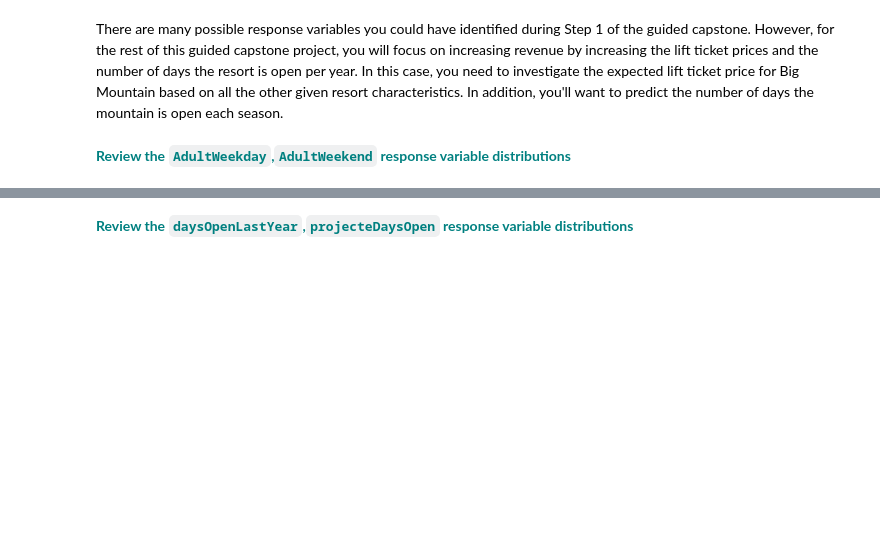
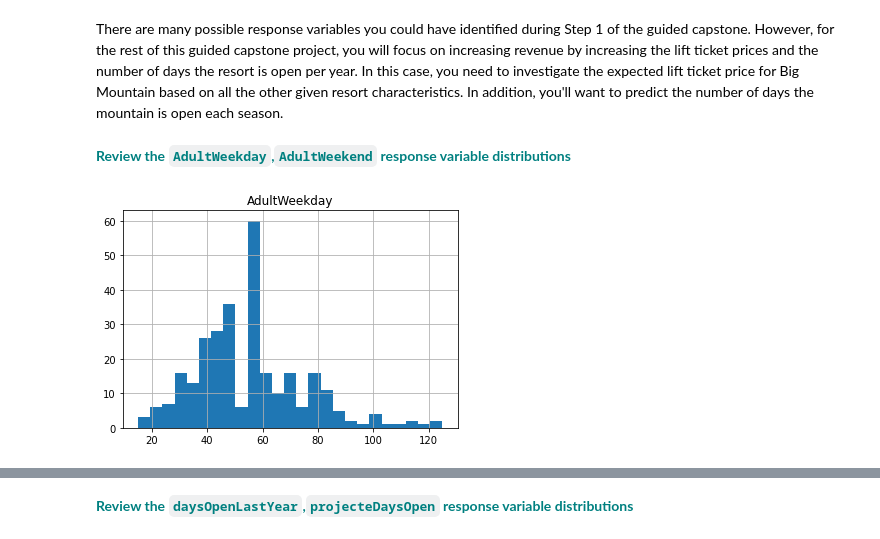
Before and after one commit to TAnarchy/EngineGroupApplication, a Jupyter notebook: GuidedCapstone_Step3.ipynb, the cells around one changed output, grey strips where cells are left out. Cells and saved outputs as stored; diff of their text form; code cells hidden in the pictures; blank space fills up the shorter version.

```diff
--- a/GuidedCapstone_Step3.ipynb
+++ b/GuidedCapstone_Step3.ipynb
@@ -196,3 +225,8 @@ One method for outlier analysis is extreme value analysis using a box
 There are many possible response variables you could have identified during Step 1 of the guided capstone. However, for the rest of this guided capstone project, you will focus on increasing revenue by increasing the lift ticket prices and the number of days the resort is open per year. In this case, you need to investigate the expected lift ticket price for Big Mountain based on all the other given resort characteristics. In addition, you'll want to predict the number of days the mountain is open each season.
 # %% [markdown]
 <font color='teal'>**Review the `AdultWeekday`,`AdultWeekend` response variable distributions**</font>
+# %%
+new_df.loc[:,["AdultWeekday"]].hist(bins=25)
+plt.show()
+# %% [output]
+[figure, added]
```
Also changed, not shown: parts of 7 cells of this notebook.
